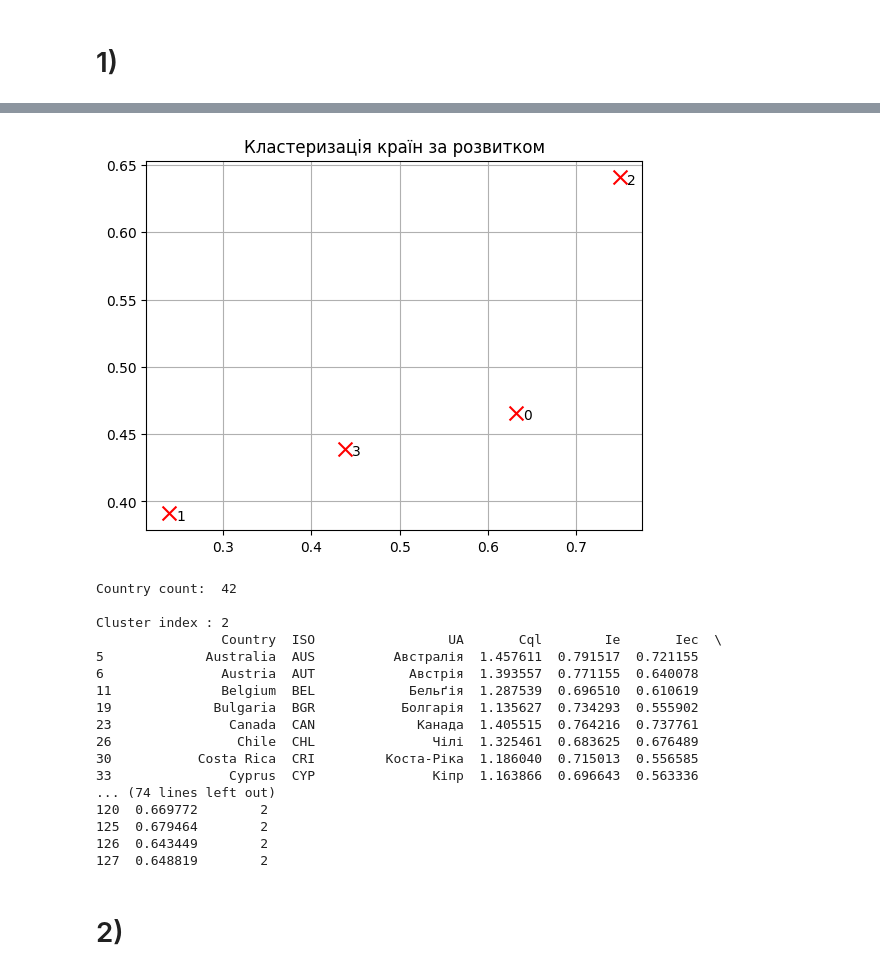
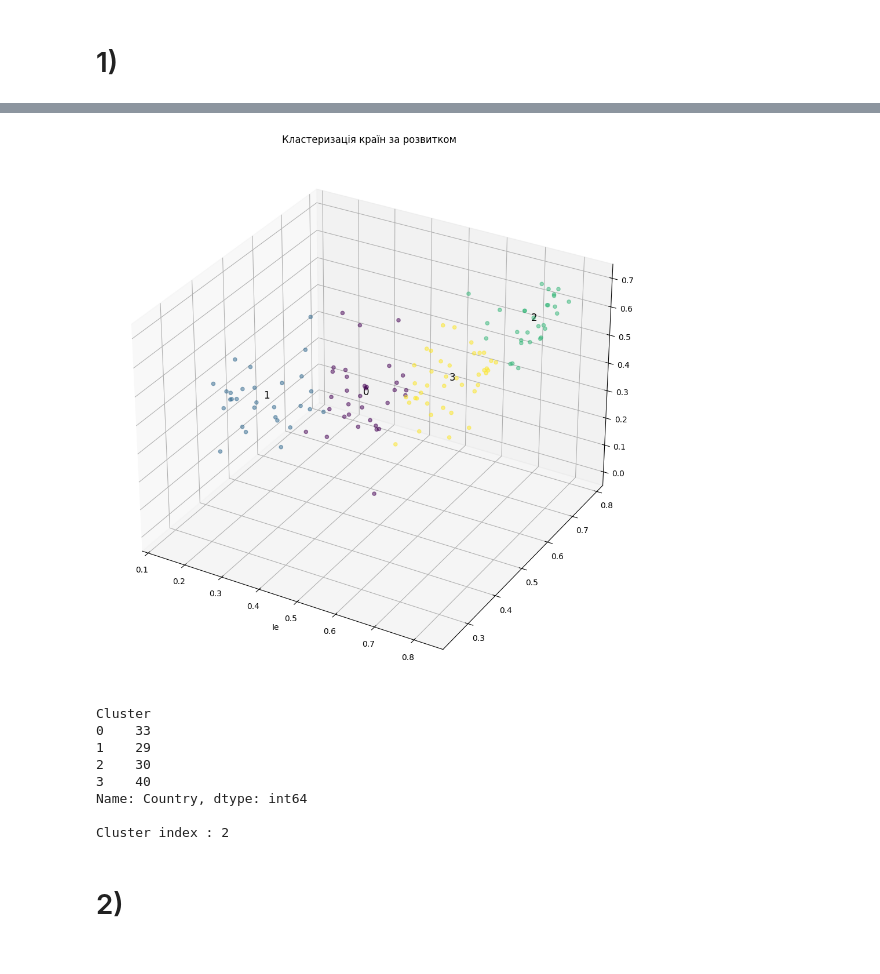
Before and after one commit to slavikDe/data_analise_labs, a Jupyter notebook: py5/DA_6_1.ipynb, the cells around one changed output, grey strips where cells are left out. Cells and saved outputs as stored; diff of their text form; code cells hidden in the pictures.

```diff
--- a/py5/DA_6_1.ipynb
+++ b/py5/DA_6_1.ipynb
@@ -495,49 +494,47 @@ print(cluster_centers)
 # %%
-plt.scatter(cluster_centers[:, 0], cluster_centers[:, 1], c='red', marker='x', s=100)
+fig = plt.figure(figsize=(12, 12))
+ax = fig.add_subplot(projection='3d')
+
+ax.scatter(df['Ie'], df['Iec'], df['Is'], c=kmeans.labels_, alpha=0.5)
+ax.scatter(cluster_centers[:, 0], cluster_centers[:, 1], c='red', marker='')
+
+
+
 
 # Додавання підписів з номерами кластерів
 for i, txt in enumerate(range(len(cluster_centers))):
-    plt.annotate(txt, (cluster_centers[i, 0], cluster_centers[i, 1]), xytext=(5,-5), textcoords='offset points')
+    ax.text(cluster_centers[i, 0], cluster_centers[i, 1], cluster_centers[i, 2], str(txt), color='black', fontsize=12)
 
+plt.xlabel('Ie')
 plt.title('Кластеризація країн за розвитком')
 plt.grid(True)
 plt.show()
 # %% [output]
-[figure, old version]
+[figure, new version]
 # %%
 df['Cluster'] = kmeans.labels_
+
 
 cluster_means = df.groupby('Cluster')[['Ie', 'Iec', 'Is']].mean()
 highest_dev_cluster = cluster_means.nlargest(1, ['Ie', 'Iec', 'Is'])
 
 highest_dev_cluster_index = highest_dev_cluster.index[0]
 
-print('Country count: ', countries_highest_dev.shape[0])
-print('\nCluster index :', highest_dev_cluster_index)
-print(countries_highest_dev)
-
 # Підрахунок кількості країн в кожному кластері
 countries_in_clusters = df.groupby('Cluster')['Country'].size()
 
-print('Country count: ',countries_in_clusters)
+print(countries_in_clusters)
+
+print('\nCluster index :', highest_dev_cluster_index)
 # %% [output]
-Country count:  42
+Cluster
+0    33
+1    29
+2    30
+3    40
+Name: Country, dtype: int64
 
 Cluster index : 2
-                Country  ISO                 UA       Cql        Ie       Iec  \
-5             Australia  AUS          Австралія  1.457611  0.791517  0.721155
-6               Austria  AUT            Австрія  1.393557  0.771155  0.640078
-11              Belgium  BEL            Бельґія  1.287539  0.696510  0.610619
-19             Bulgaria  BGR           Болгарія  1.135627  0.734293  0.555902
-23               Canada  CAN             Канада  1.405515  0.764216  0.737761
-26                Chile  CHL               Чілі  1.325461  0.683625  0.676489
-30           Costa Rica  CRI         Коста-Ріка  1.186040  0.715013  0.556585
-33               Cyprus  CYP               Кіпр  1.163866  0.696643  0.563336
-... (74 lines left out)
-120  0.669772        2
-125  0.679464        2
-126  0.643449        2
-127  0.648819        2
 # %% [markdown]
 # 2)
 # %%
```
Also changed, not shown: parts of 2 cells of this notebook.
